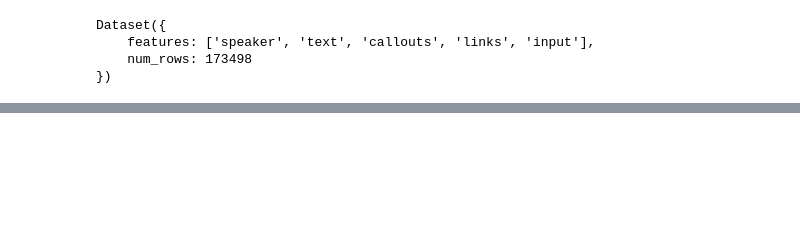
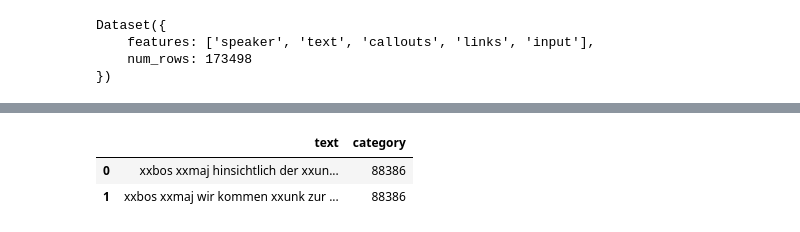
Before and after one commit to georghoeller/fastbook, a Jupyter notebook: my-stuff/ch10-nlp-parlament/speaker_recog.ipynb, the cells around one changed output, grey strips where cells are left out. Cells and saved outputs as stored; diff of their text form; code cells hidden in the pictures; blank space fills up the shorter version.

```diff
--- a/my-stuff/ch10-nlp-parlament/speaker_recog.ipynb
+++ b/my-stuff/ch10-nlp-parlament/speaker_recog.ipynb
@@ -121,0 +170,5 @@ tok_ds = tokz(str(text["input"][:400]))
+# %%
+from fastai.text.data import TextDataLoaders
+dl = TextDataLoaders.from_df(train_df, valid_pct=0.2, seed=None,text_col="text", label_col="speaker")
+dl.show_batch(max_n=2)
+# %% [output]
@@ -121,0 +176,3 @@ tok_ds = tokz(str(text["input"][:400]))
+|  | text | category |
+| 0 | xxbos xxmaj hinsichtlich der xxun... | 88386 |
+| 1 | xxbos xxmaj wir kommen xxunk zur ... | 88386 |
```
Also changed, not shown: parts of 14 cells of this notebook.
